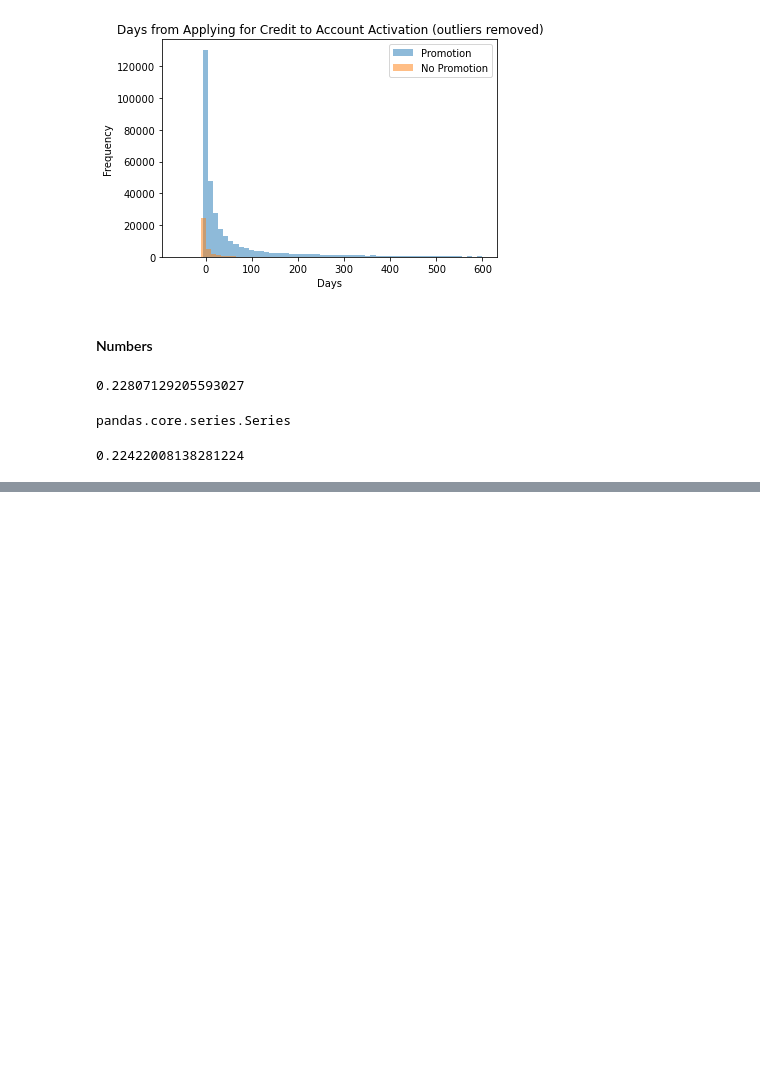
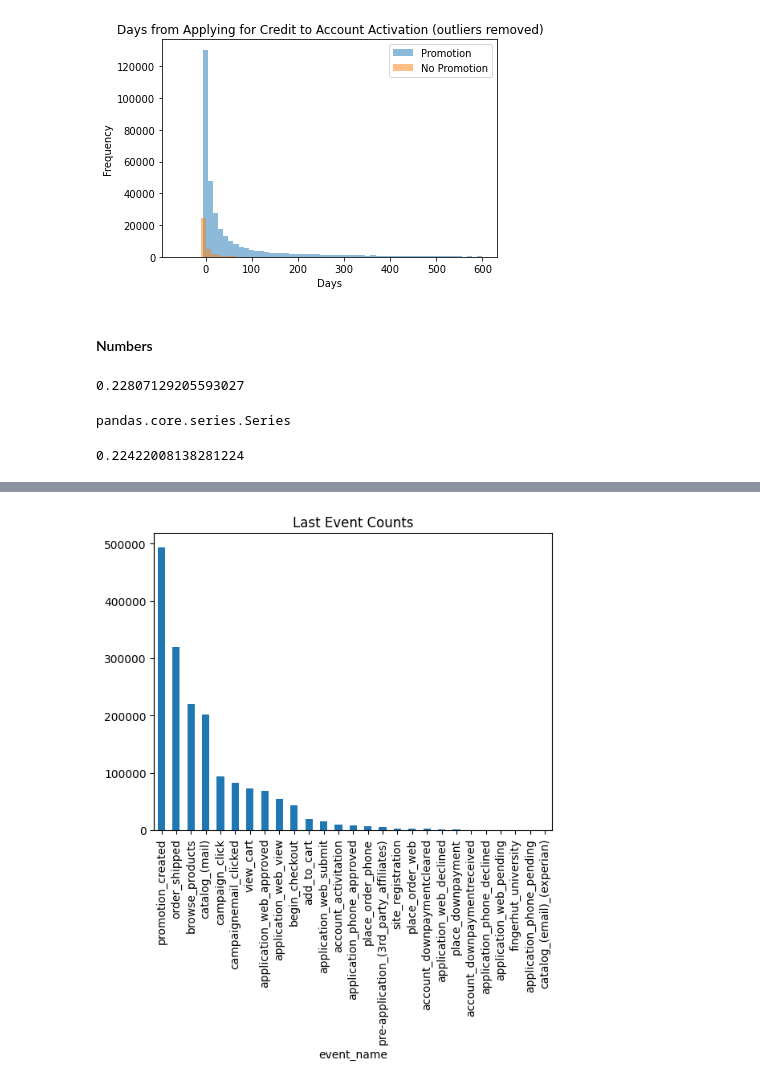
Before and after one commit to cjunwon/STATSM148-Fingerhut-Consulting, a Jupyter notebook: compiled_code/group_12_fingerhut_analysis_final.ipynb, the cells around one changed output, grey strips where cells are left out. Saved outputs shown, nothing was run; the diff lists cells and outputs as text; code cells hidden in the pictures; blank space fills up the shorter version.

```diff
--- a/compiled_code/group_12_fingerhut_analysis_final.ipynb
+++ b/compiled_code/group_12_fingerhut_analysis_final.ipynb
@@ -1445,0 +1885,6 @@ fingerhut_combined_grouped_sample[(fingerhut_combined_grouped_sample['promotion_
+# %%
+last_events.value_counts().plot(kind = 'bar')
+plt.title("Last Event Counts")
+plt.show()
+# %% [output]
+[figure, added]
```
Also changed, not shown: parts of 220 cells of this notebook.
